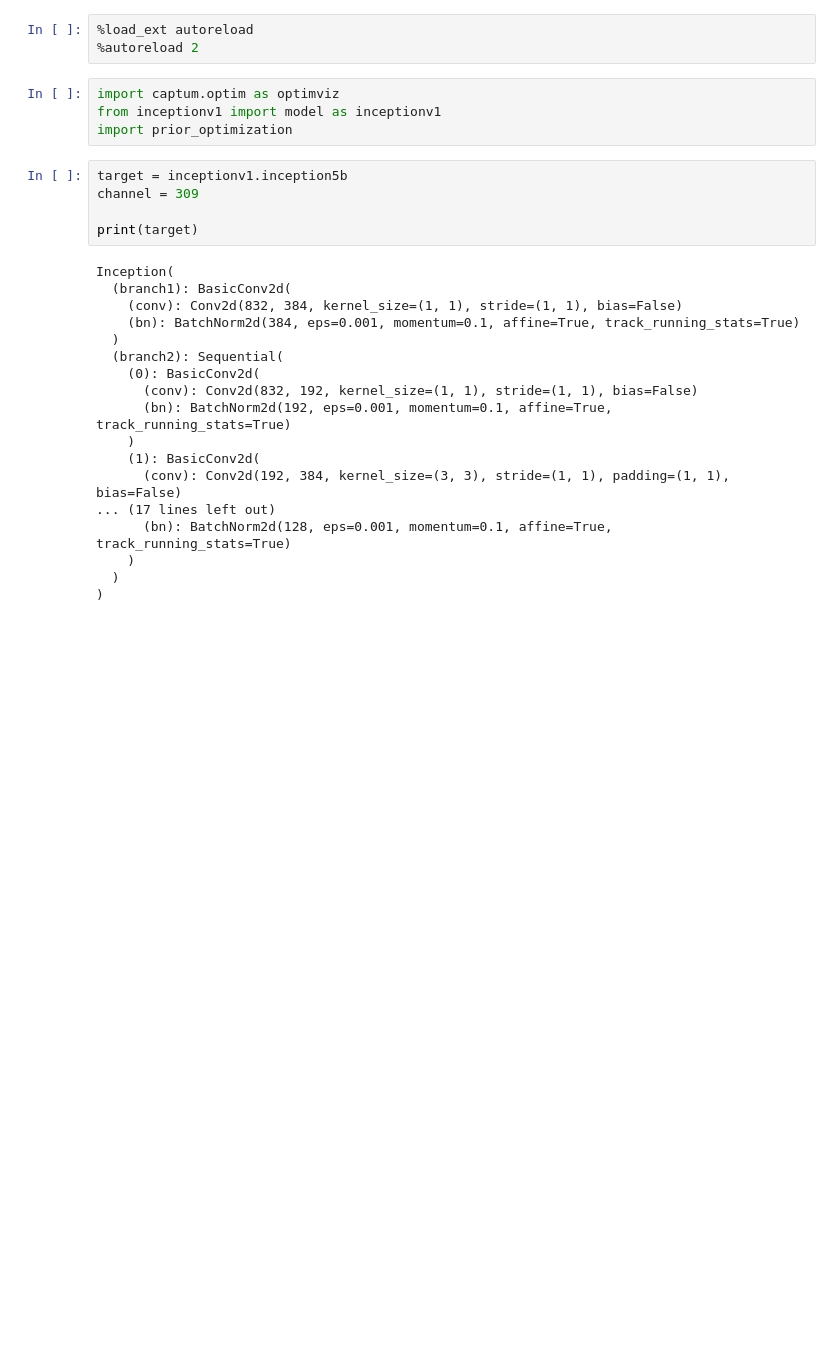
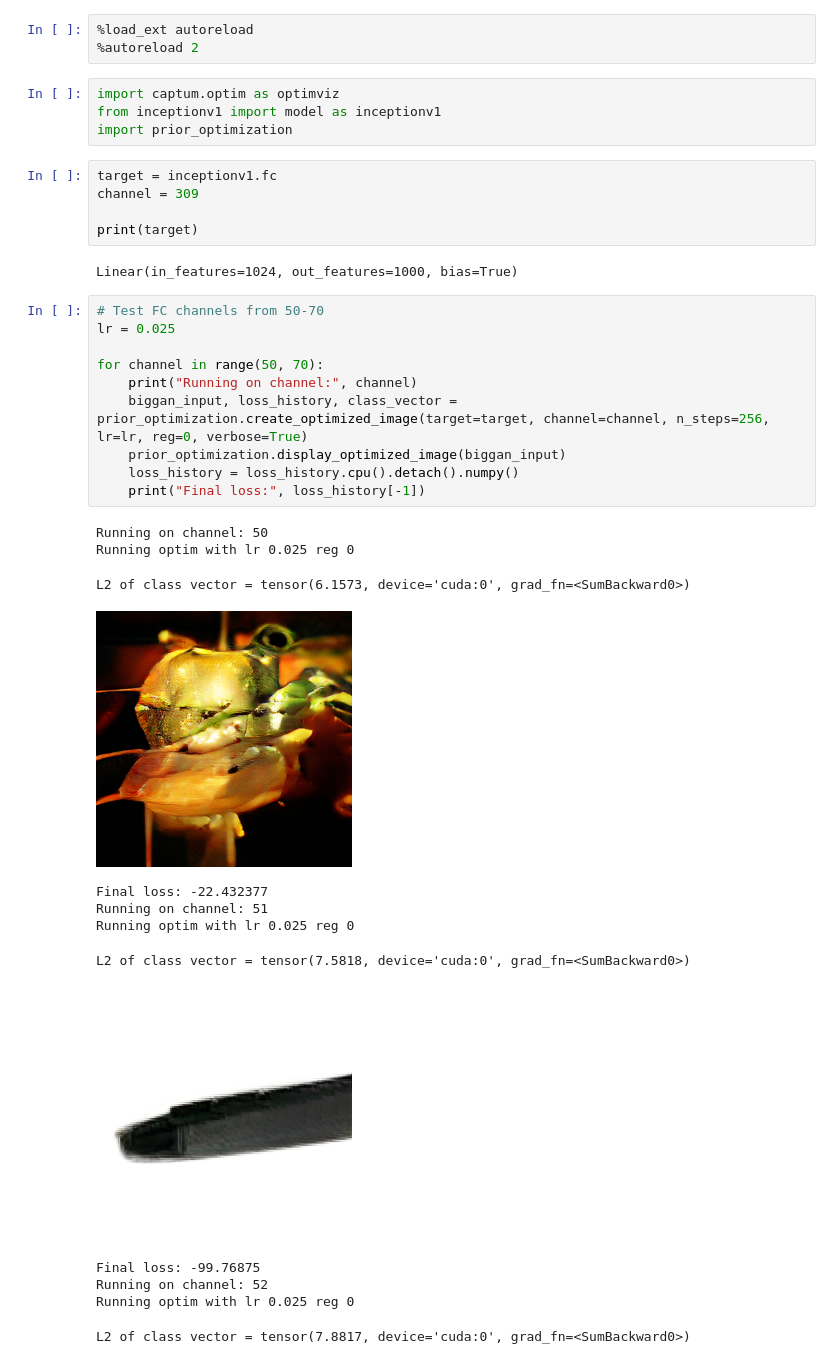
Before and after one commit to jackaldenryan/231nFinalProject, a Jupyter notebook: realization-hparam-tuning.ipynb, the cells around one changed output. Cells and saved outputs as stored; diff of their text form; blank space fills up the shorter version.

Commit message:
Batched changes

```diff
--- a/realization-hparam-tuning.ipynb
+++ b/realization-hparam-tuning.ipynb
@@ -6,25 +6,33 @@ import captum.optim as optimviz
 from inceptionv1 import model as inceptionv1
 import prior_optimization
 # %%
-target = inceptionv1.inception5b
+target = inceptionv1.fc
 channel = 309
 
 print(target)
 # %% [output]
-Inception(
-  (branch1): BasicConv2d(
-    (conv): Conv2d(832, 384, kernel_size=(1, 1), stride=(1, 1), bias=False)
-    (bn): BatchNorm2d(384, eps=0.001, momentum=0.1, affine=True, track_running_stats=True)
-  )
-  (branch2): Sequential(
-    (0): BasicConv2d(
-      (conv): Conv2d(832, 192, kernel_size=(1, 1), stride=(1, 1), bias=False)
-      (bn): BatchNorm2d(192, eps=0.001, momentum=0.1, affine=True, track_running_stats=True)
-    )
-    (1): BasicConv2d(
-      (conv): Conv2d(192, 384, kernel_size=(3, 3), stride=(1, 1), padding=(1, 1), bias=False)
-... (17 lines left out)
-      (bn): BatchNorm2d(128, eps=0.001, momentum=0.1, affine=True, track_running_stats=True)
-    )
-  )
-)
+Linear(in_features=1024, out_features=1000, bias=True)
+# %%
+# Test FC channels from 50-70
+lr = 0.025
+
+for channel in range(50, 70):
+    print("Running on channel:", channel)
+    biggan_input, loss_history, class_vector = prior_optimization.create_optimized_image(target=target, channel=channel, n_steps=256, lr=lr, reg=0, verbose=True)
+    prior_optimization.display_optimized_image(biggan_input)
+    loss_history = loss_history.cpu().detach().numpy()
+    print("Final loss:", loss_history[-1])
+# %% [output]
+Running on channel: 50
+Running optim with lr 0.025 reg 0
+L2 of class vector = tensor(6.1573, device='cuda:0', grad_fn=<SumBackward0>)
+[figure, added]
+Final loss: -22.432377
+Running on channel: 51
+Running optim with lr 0.025 reg 0
+L2 of class vector = tensor(7.5818, device='cuda:0', grad_fn=<SumBackward0>)
+[figure, added]
+Final loss: -99.76875
+Running on channel: 52
+Running optim with lr 0.025 reg 0
+L2 of class vector = tensor(7.8817, device='cuda:0', grad_fn=<SumBackward0>)
```
Also changed, not shown: parts of 2 cells of this notebook, 15 other files.
